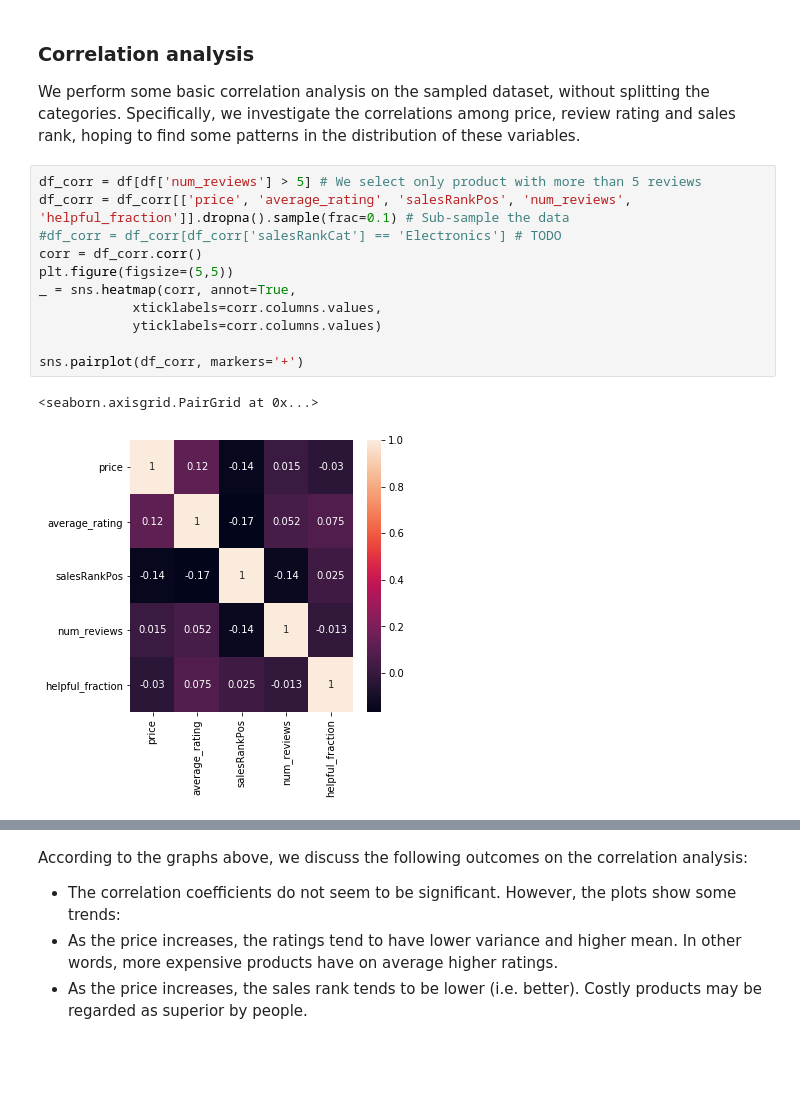
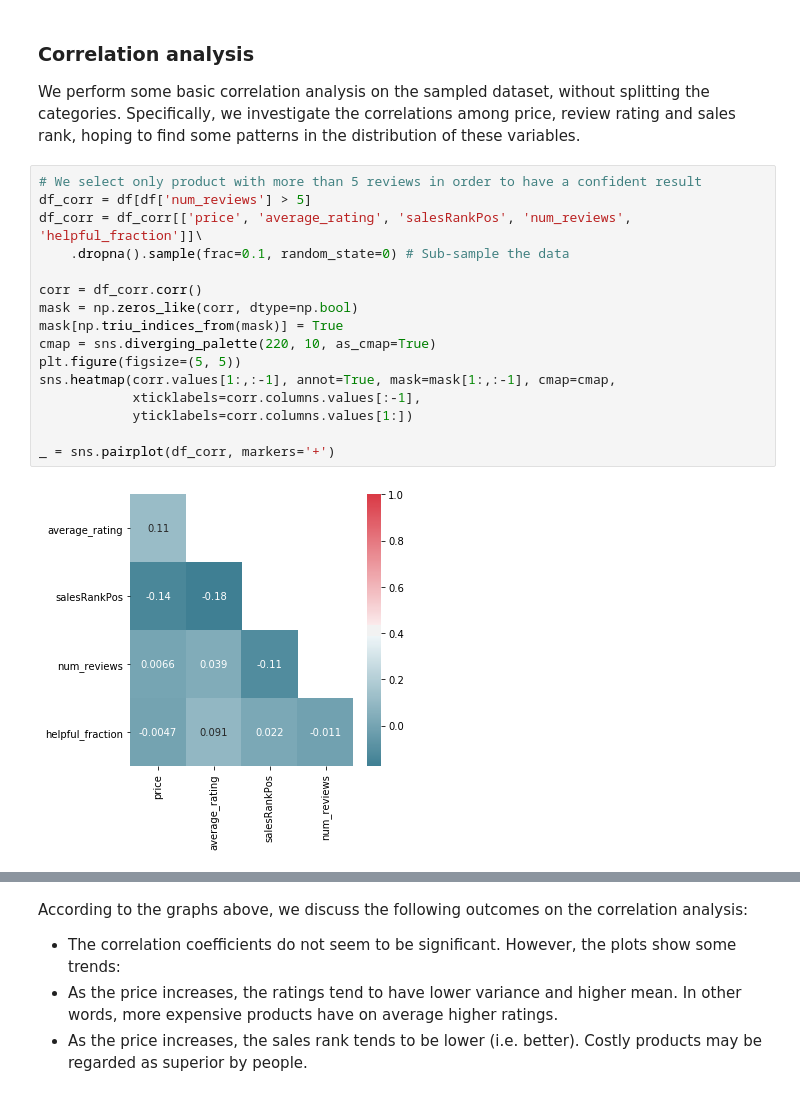
Before and after one commit to tarmeens/ada-homework, a Jupyter notebook: project/Final.ipynb, the cells around one changed output, grey strips where cells are left out. Drawn from its saved outputs; the diff is of its cells as text; blank space fills up the shorter version.

```diff
--- a/project/Final.ipynb
+++ b/project/Final.ipynb
@@ -460,16 +426,20 @@ Our supposition was correct: the prices are truncated at 999.99 at the source.
 ### Correlation analysis
 We perform some basic correlation analysis on the sampled dataset, without splitting the categories. Specifically, we investigate the correlations among price, review rating and sales rank, hoping to find some patterns in the distribution of these variables.
 # %%
-df_corr = df[df['num_reviews'] > 5] # We select only product with more than 5 reviews
-df_corr = df_corr[['price', 'average_rating', 'salesRankPos', 'num_reviews', 'helpful_fraction']].dropna().sample(frac=0.1) # Sub-sample the data
-#df_corr = df_corr[df_corr['salesRankCat'] == 'Electronics'] # TODO
+# We select only product with more than 5 reviews in order to have a confident result
+df_corr = df[df['num_reviews'] > 5]
+df_corr = df_corr[['price', 'average_rating', 'salesRankPos', 'num_reviews', 'helpful_fraction']]\
+    .dropna().sample(frac=0.1, random_state=0) # Sub-sample the data
+
 corr = df_corr.corr()
-plt.figure(figsize=(5,5))
-_ = sns.heatmap(corr, annot=True,
-            xticklabels=corr.columns.values,
-            yticklabels=corr.columns.values)
+mask = np.zeros_like(corr, dtype=np.bool)
+mask[np.triu_indices_from(mask)] = True
+cmap = sns.diverging_palette(220, 10, as_cmap=True)
+plt.figure(figsize=(5, 5))
+sns.heatmap(corr.values[1:,:-1], annot=True, mask=mask[1:,:-1], cmap=cmap,
+            xticklabels=corr.columns.values[:-1],
+            yticklabels=corr.columns.values[1:])
 
-sns.pairplot(df_corr, markers='+')
+_ = sns.pairplot(df_corr, markers='+')
 # %% [output]
-<seaborn.axisgrid.PairGrid at 0x...>
-[figure, old version]
+[figure, new version]
```
Also changed, not shown: parts of 26 cells of this notebook, 1 other file.
